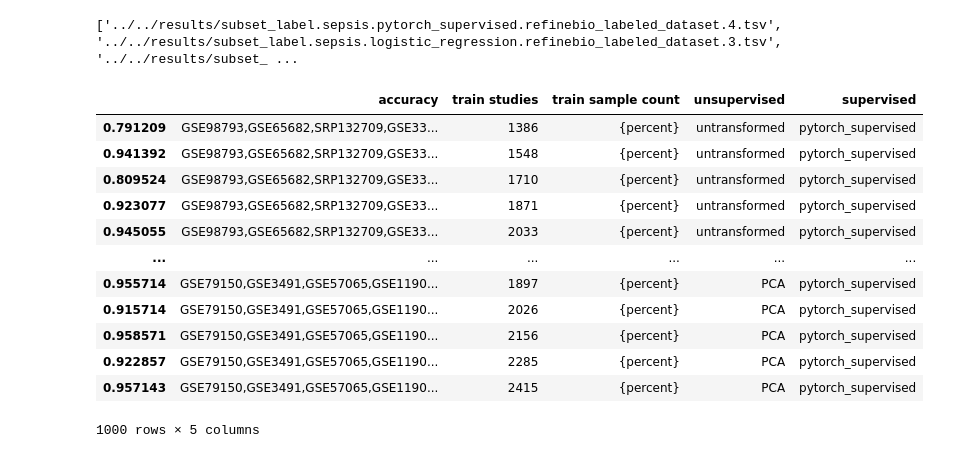
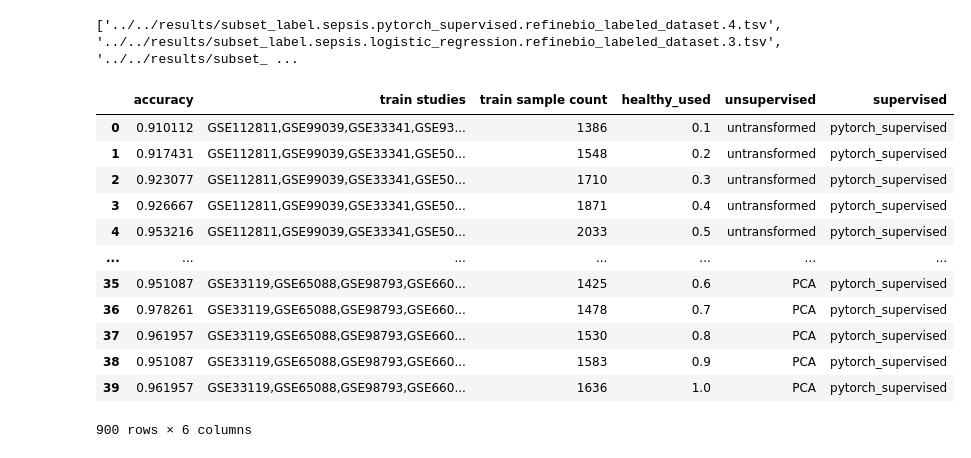
Before and after one commit to greenelab/linear_signal, a Jupyter notebook: notebook/analysis/benchmark_results.ipynb, the cells around one changed output. Drawn from its saved outputs; the diff is of its cells as text; code cells hidden in the pictures.

```diff
--- a/notebook/analysis/benchmark_results.ipynb
+++ b/notebook/analysis/benchmark_results.ipynb
@@ -141,41 +141,44 @@ print(plot)
 # %% [markdown]
 # Subsets of healthy labels
 # %%
-in_files = glob.glob('../../results/subset_label.*')
+in_files = glob.glob('../../results/subset_label.sepsis*')
 print(in_files[:5])
 # %% [output]
 ['../../results/subset_label.sepsis.pytorch_supervised.refinebio_labeled_dataset.4.tsv', '../../results/subset_label.sepsis.logistic_regression.refinebio_labeled_dataset.3.tsv', '../../results/subset_ ...
 # %%
 sepsis_metrics = pd.DataFrame()
 for path in in_files:
     new_df = pd.read_csv(path, sep='\t')
     model_info = path.strip('.tsv').split('sepsis.')[-1]
     model_info = model_info.split('.')
 
     if len(model_info) == 4:
         unsupervised_model = model_info[0]
         supervised_model = model_info[1]
     else:
         unsupervised_model = 'untransformed'
         supervised_model = model_info[0]
 
     new_df['unsupervised'] = unsupervised_model
     new_df['supervised'] = supervised_model
 
     sepsis_metrics = pd.concat([sepsis_metrics, new_df])
 
+sepsis_metrics = sepsis_metrics.rename({'fraction of healthy used': 'healthy_used'}, axis='columns')
+sepsis_metrics['healthy_used'] = sepsis_metrics['healthy_used'].round(1)
+
 sepsis_metrics
 # %% [output]
-|  | accuracy | train studies | train sample count | unsupervised | supervised |
-| 0.791209 | GSE98793,GSE65682,SRP132709,GSE33... | 1386 | {percent} | untransformed | pytorch_supervised |
-| 0.941392 | GSE98793,GSE65682,SRP132709,GSE33... | 1548 | {percent} | untransformed | pytorch_supervised |
-| 0.809524 | GSE98793,GSE65682,SRP132709,GSE33... | 1710 | {percent} | untransformed | pytorch_supervised |
-| 0.923077 | GSE98793,GSE65682,SRP132709,GSE33... | 1871 | {percent} | untransformed | pytorch_supervised |
-| 0.945055 | GSE98793,GSE65682,SRP132709,GSE33... | 2033 | {percent} | untransformed | pytorch_supervised |
-| ... | ... | ... | ... | ... | ... |
-| 0.955714 | GSE79150,GSE3491,GSE57065,GSE1190... | 1897 | {percent} | PCA | pytorch_supervised |
-| 0.915714 | GSE79150,GSE3491,GSE57065,GSE1190... | 2026 | {percent} | PCA | pytorch_supervised |
-| 0.958571 | GSE79150,GSE3491,GSE57065,GSE1190... | 2156 | {percent} | PCA | pytorch_supervised |
-| 0.922857 | GSE79150,GSE3491,GSE57065,GSE1190... | 2285 | {percent} | PCA | pytorch_supervised |
-| 0.957143 | GSE79150,GSE3491,GSE57065,GSE1190... | 2415 | {percent} | PCA | pytorch_supervised |
+|  | accuracy | train studies | train sample count | healthy_used | unsupervised | supervised |
+| 0 | 0.910112 | GSE112811,GSE99039,GSE33341,GSE93... | 1386 | 0.1 | untransformed | pytorch_supervised |
+| 1 | 0.917431 | GSE112811,GSE99039,GSE33341,GSE50... | 1548 | 0.2 | untransformed | pytorch_supervised |
+| 2 | 0.923077 | GSE112811,GSE99039,GSE33341,GSE50... | 1710 | 0.3 | untransformed | pytorch_supervised |
+| 3 | 0.926667 | GSE112811,GSE99039,GSE33341,GSE50... | 1871 | 0.4 | untransformed | pytorch_supervised |
+| 4 | 0.953216 | GSE112811,GSE99039,GSE33341,GSE50... | 2033 | 0.5 | untransformed | pytorch_supervised |
+| ... | ... | ... | ... | ... | ... | ... |
+| 35 | 0.951087 | GSE33119,GSE65088,GSE98793,GSE660... | 1425 | 0.6 | PCA | pytorch_supervised |
+| 36 | 0.978261 | GSE33119,GSE65088,GSE98793,GSE660... | 1478 | 0.7 | PCA | pytorch_supervised |
+| 37 | 0.961957 | GSE33119,GSE65088,GSE98793,GSE660... | 1530 | 0.8 | PCA | pytorch_supervised |
+| 38 | 0.951087 | GSE33119,GSE65088,GSE98793,GSE660... | 1583 | 0.9 | PCA | pytorch_supervised |
+| 39 | 0.961957 | GSE33119,GSE65088,GSE98793,GSE660... | 1636 | 1.0 | PCA | pytorch_supervised |
-1000 rows × 5 columns
+900 rows × 6 columns
```
Also changed, not shown: parts of 16 cells of this notebook.
